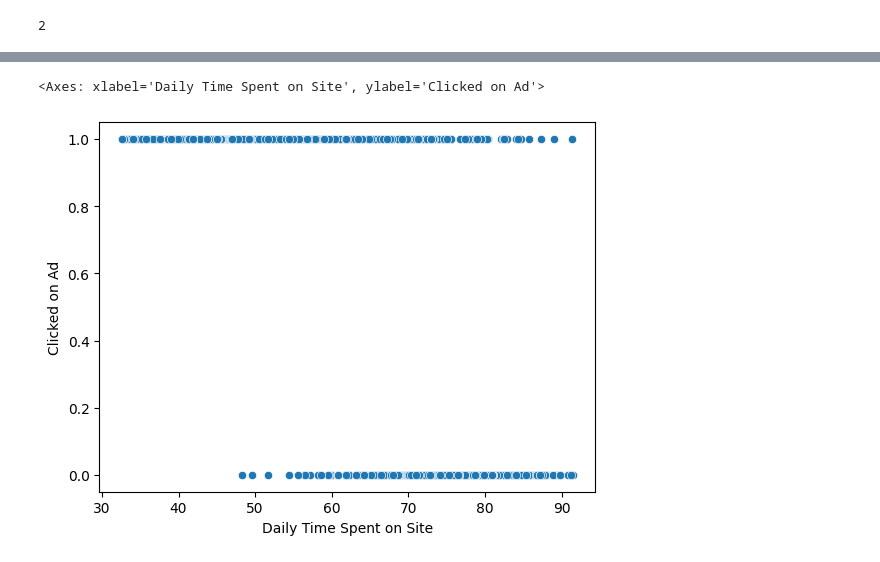
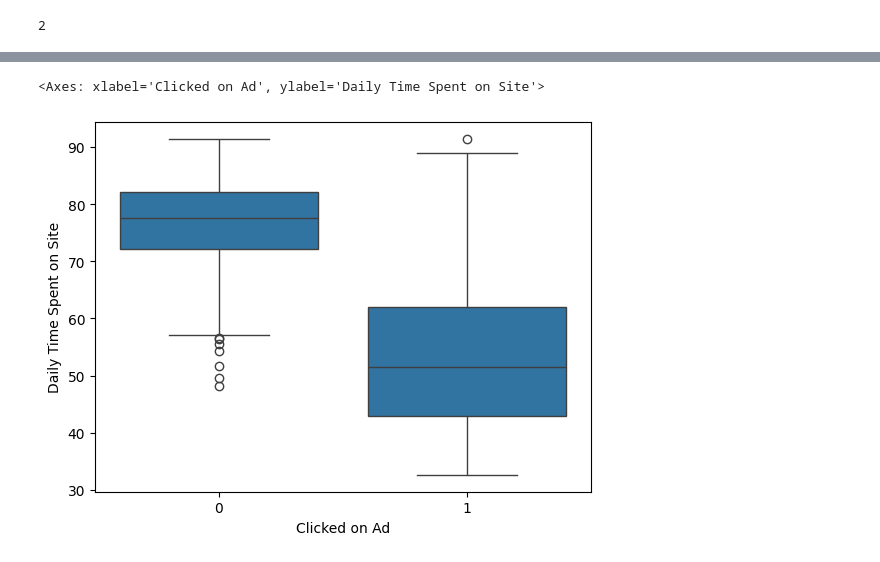
Before and after one commit to mohiuddin1221/Complete-Machine-Learning, a Jupyter notebook: Logistic-Regresseion-part2.ipynb, the cells around one changed output, grey strips where cells are left out. Drawn from its saved outputs; the diff is of its cells as text; code cells hidden in the pictures.

```diff
--- a/Logistic-Regresseion-part2.ipynb
+++ b/Logistic-Regresseion-part2.ipynb
@@ -42,2 +42,6 @@ data['Clicked on Ad'].nunique()
 # %% [output]
 2
+# %%
+data.drop(columns=["Ad Topic Line", "City", "Timestamp", "City"], inplace=True)
+# %%
+data.drop(columns=["Country"], inplace=True)
@@ -44,9 +73,5 @@ data['Clicked on Ad'].nunique()
 # %%
-sns.scatterplot(
-    data = data,
-    x = "Daily Time Spent on Site",
-    y = "Clicked on Ad"
-)
+sns.boxplot(data=data, x="Clicked on Ad", y="Daily Time Spent on Site")
 # %% [output]
-<Axes: xlabel='Daily Time Spent on Site', ylabel='Clicked on Ad'>
+<Axes: xlabel='Clicked on Ad', ylabel='Daily Time Spent on Site'>
-[figure, old version]
+[figure, new version]
```
Also changed, not shown: parts of 13 cells of this notebook.
